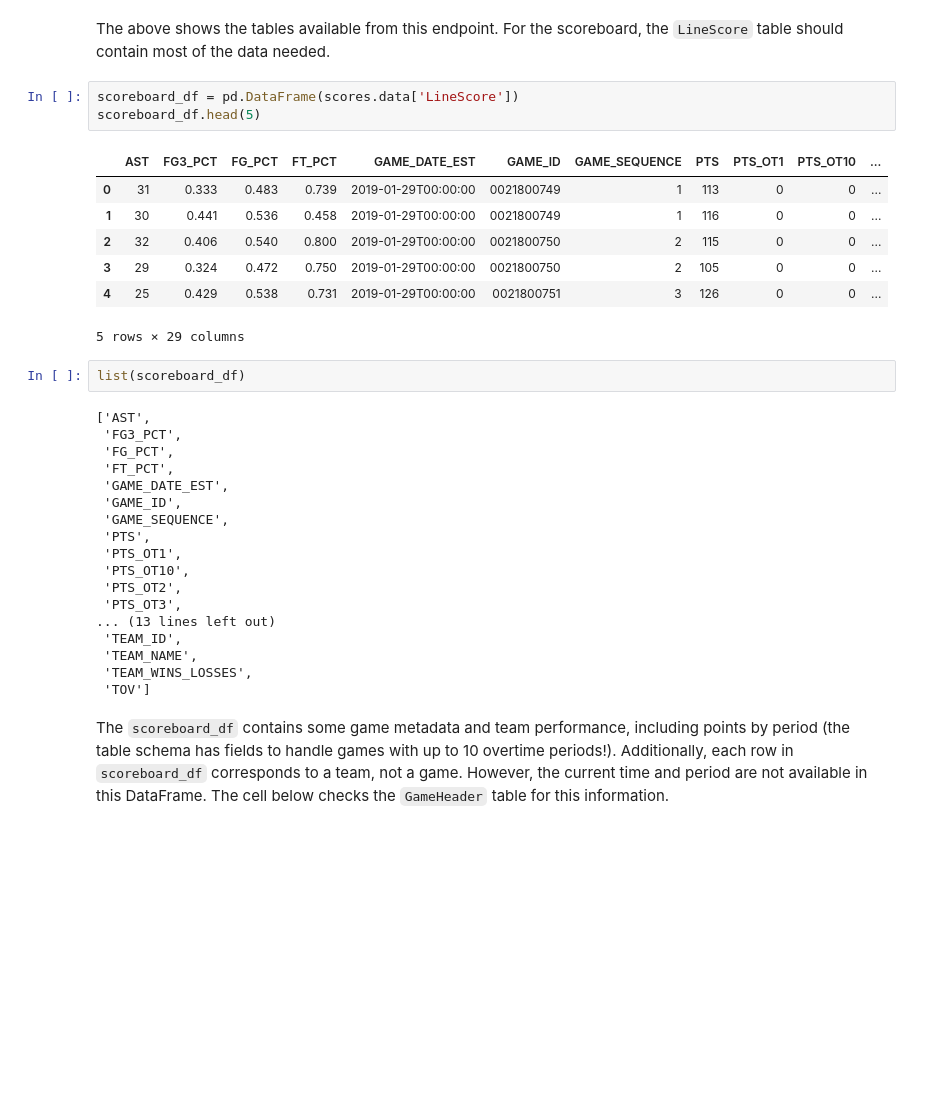
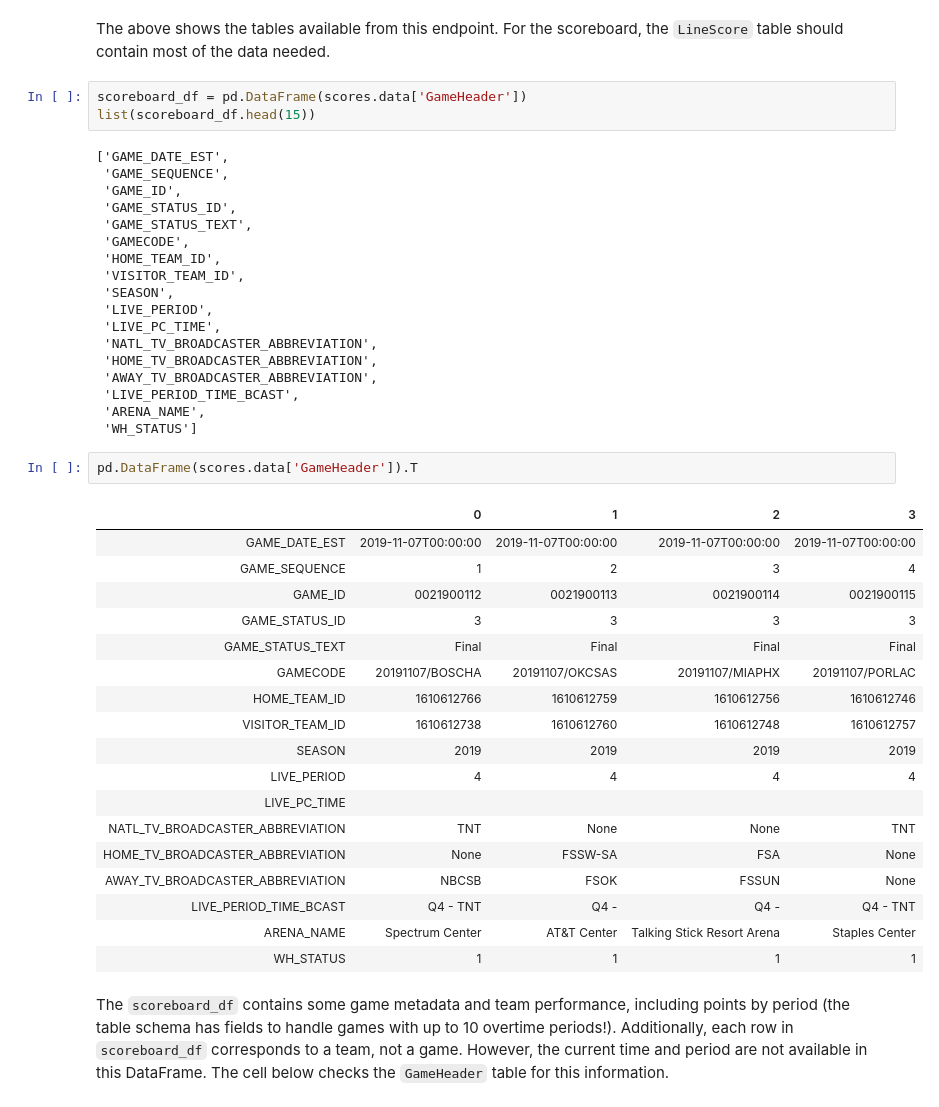
Before and after one commit to basketballrelativity/scoreboard, a Jupyter notebook: scoreboard.ipynb, the cells around one changed output. Saved outputs shown, nothing was run; the diff lists cells and outputs as text; blank space fills up the shorter version.

```diff
--- a/scoreboard.ipynb
+++ b/scoreboard.ipynb
@@ -47,36 +48,47 @@ dict_keys(['GameHeader', 'LineScore', 'SeriesStandings', 'LastMeeting', 'EastCon
 # %% [markdown]
 The above shows the tables available from this endpoint. For the scoreboard, the `LineScore` table should contain most of the data needed.
 # %%
-scoreboard_df = pd.DataFrame(scores.data['LineScore'])
-scoreboard_df.head(5)
+scoreboard_df = pd.DataFrame(scores.data['GameHeader'])
+list(scoreboard_df.head(15))
 # %% [output]
-|  | AST | FG3_PCT | FG_PCT | FT_PCT | GAME_DATE_EST | GAME_ID | GAME_SEQUENCE | PTS | PTS_OT1 | PTS_OT10 | ... |
-| 0 | 31 | 0.333 | 0.483 | 0.739 | 2019-01-29T00:00:00 | 0021800749 | 1 | 113 | 0 | 0 | ... |
-| 1 | 30 | 0.441 | 0.536 | 0.458 | 2019-01-29T00:00:00 | 0021800749 | 1 | 116 | 0 | 0 | ... |
-| 2 | 32 | 0.406 | 0.540 | 0.800 | 2019-01-29T00:00:00 | 0021800750 | 2 | 115 | 0 | 0 | ... |
-| 3 | 29 | 0.324 | 0.472 | 0.750 | 2019-01-29T00:00:00 | 0021800750 | 2 | 105 | 0 | 0 | ... |
-| 4 | 25 | 0.429 | 0.538 | 0.731 | 2019-01-29T00:00:00 | 0021800751 | 3 | 126 | 0 | 0 | ... |
-5 rows × 29 columns
+['GAME_DATE_EST',
+ 'GAME_SEQUENCE',
+ 'GAME_ID',
+ 'GAME_STATUS_ID',
+ 'GAME_STATUS_TEXT',
+ 'GAMECODE',
+ 'HOME_TEAM_ID',
+ 'VISITOR_TEAM_ID',
+ 'SEASON',
+ 'LIVE_PERIOD',
+ 'LIVE_PC_TIME',
+ 'NATL_TV_BROADCASTER_ABBREVIATION',
+ 'HOME_TV_BROADCASTER_ABBREVIATION',
+ 'AWAY_TV_BROADCASTER_ABBREVIATION',
+ 'LIVE_PERIOD_TIME_BCAST',
+ 'ARENA_NAME',
+ 'WH_STATUS']
-# %%
-list(scoreboard_df)
-# %% [output]
-['AST',
- 'FG3_PCT',
- 'FG_PCT',
- 'FT_PCT',
- 'GAME_DATE_EST',
- 'GAME_ID',
- 'GAME_SEQUENCE',
- 'PTS',
- 'PTS_OT1',
- 'PTS_OT10',
- 'PTS_OT2',
- 'PTS_OT3',
-... (13 lines left out)
- 'TEAM_ID',
- 'TEAM_NAME',
- 'TEAM_WINS_LOSSES',
- 'TOV']
+# %%
+pd.DataFrame(scores.data['GameHeader']).T
+# %% [output]
+|  | 0 | 1 | 2 | 3 |
+| GAME_DATE_EST | 2019-11-07T00:00:00 | 2019-11-07T00:00:00 | 2019-11-07T00:00:00 | 2019-11-07T00:00:00 |
+| GAME_SEQUENCE | 1 | 2 | 3 | 4 |
+| GAME_ID | 0021900112 | 0021900113 | 0021900114 | 0021900115 |
+| GAME_STATUS_ID | 3 | 3 | 3 | 3 |
+| GAME_STATUS_TEXT | Final | Final | Final | Final |
+| GAMECODE | 20191107/BOSCHA | 20191107/OKCSAS | 20191107/MIAPHX | 20191107/PORLAC |
+| HOME_TEAM_ID | 1610612766 | 1610612759 | 1610612756 | 1610612746 |
+| VISITOR_TEAM_ID | 1610612738 | 1610612760 | 1610612748 | 1610612757 |
+| SEASON | 2019 | 2019 | 2019 | 2019 |
+| LIVE_PERIOD | 4 | 4 | 4 | 4 |
+| LIVE_PC_TIME |  |  |  |  |
+| NATL_TV_BROADCASTER_ABBREVIATION | TNT | None | None | TNT |
+| HOME_TV_BROADCASTER_ABBREVIATION | None | FSSW-SA | FSA | None |
+| AWAY_TV_BROADCASTER_ABBREVIATION | NBCSB | FSOK | FSSUN | None |
+| LIVE_PERIOD_TIME_BCAST | Q4 - TNT | Q4 - | Q4 - | Q4 - TNT |
+| ARENA_NAME | Spectrum Center | AT&T Center | Talking Stick Resort Arena | Staples Center |
+| WH_STATUS | 1 | 1 | 1 | 1 |
 # %% [markdown]
 The `scoreboard_df` contains some game metadata and team performance, including points by period (the table schema has fields to handle games with up to 10 overtime periods!). Additionally, each row in `scoreboard_df` corresponds to a team, not a game. However, the current time and period are not available in this DataFrame. The cell below checks the `GameHeader` table for this information.
 # %%
```
Also changed, not shown: parts of 12 cells of this notebook.
